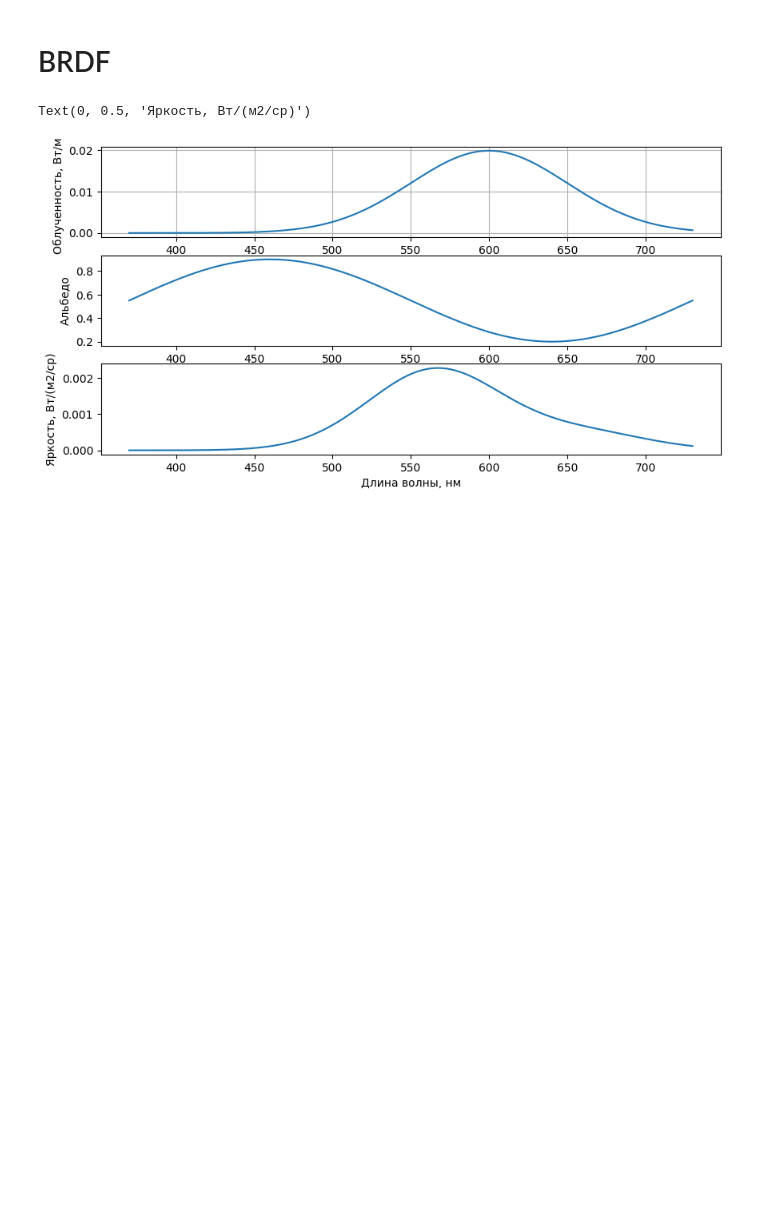
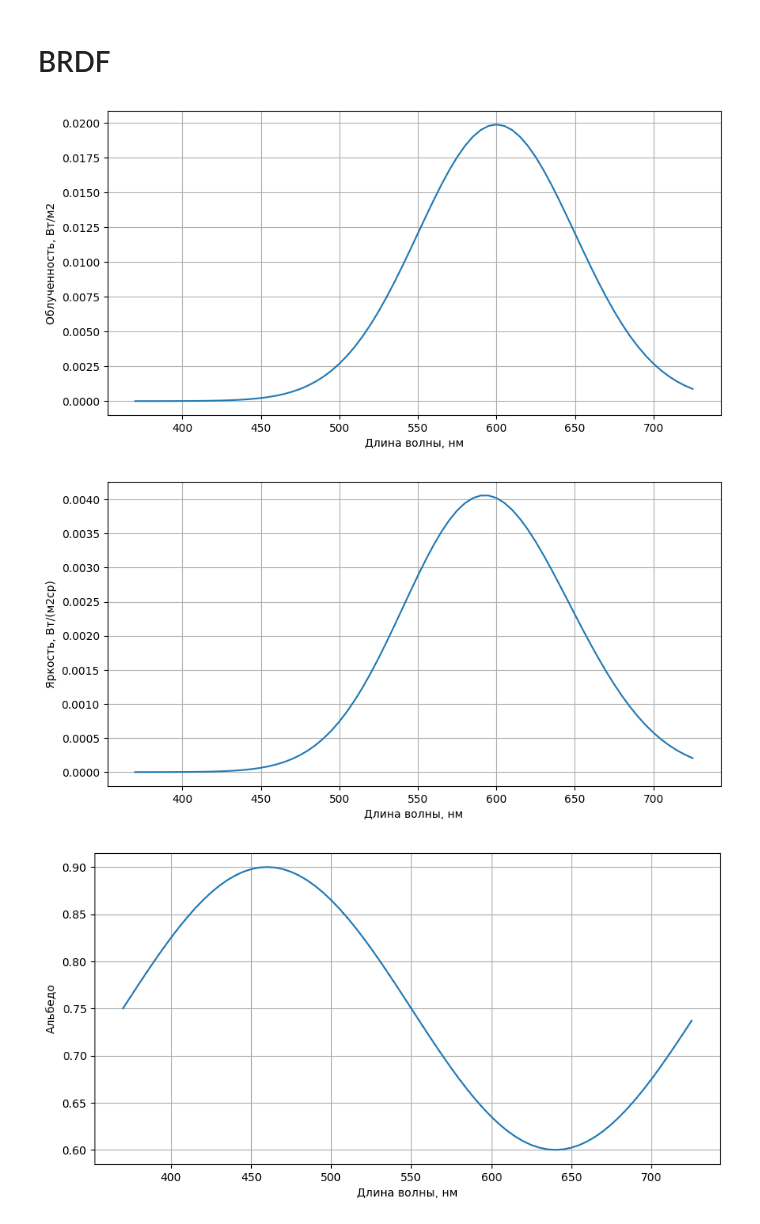
Before and after one commit to AlexOS12/mpo_cv_25, a Jupyter notebook: 1 BRDF/VC-1 (att5).ipynb, the cells around one changed output. Drawn from its saved outputs; the diff is of its cells as text; code cells hidden in the pictures; blank space fills up the shorter version.

```diff
--- a/1 BRDF/VC-1 (att5).ipynb
+++ b/1 BRDF/VC-1 (att5).ipynb
@@ -4,36 +4,50 @@
 import numpy as np
 from matplotlib import pyplot as plt
 # %%
-wave_lens = np.linspace(370, 730, (730 - 370))
+wave_lens = np.arange(370, 730, 5)
 # %%
 phi = np.exp(-((wave_lens - 600) ** 2) / (2 * 50 ** 2))
 # %%
 r = 2
 Ei = phi / (4 * np.pi * r ** 2)
-c = 0.55 + 0.35 * np.sin(2 * np.pi * (wave_lens - 370) / (730 - 370))
+# альбедо условно соотвествует обычной белой бумаге
+c = 0.75 + 0.15 * np.sin(2 * np.pi * (wave_lens - 370) / (730 - 370))
 # %%
 brdf = c / np.pi
 # %%
 lo = brdf * Ei
+# %%
+# Функция для построения графика
+def draw_plot(dataX, dataY,  xlabel, ylabel):
+    plt.figure(figsize=(10, 5))
+    plt.plot(dataX, dataY)
+    plt.xlabel(xlabel)
+    plt.ylabel(ylabel)
+    plt.grid()
 # %%
-plt.figure(figsize=(10, 5))
-plt.subplot(3, 1, 1)
-plt.plot(wave_lens, Ei)
-plt.xlabel("Длина волны, нм")
-plt.ylabel("Облученность, Вт/м2")
-plt.grid()
+# plt.figure(figsize=(20, 20))
+# plt.subplot(3, 1, 1)
+# plt.plot(wave_lens, Ei)
+# plt.xlabel("Длина волны, нм")
+# plt.ylabel("Облученность, Вт/м2")
+# plt.grid()
 
-plt.subplot(3, 1, 2)
-plt.plot(wave_lens, c)
-plt.xlabel("Длина волны, нм")
-plt.ylabel("Альбедо")
-plt.grid()
+# plt.subplot(3, 1, 2)
+# plt.plot(wave_lens, c)
+# plt.xlabel("Длина волны, нм")
+# plt.ylabel("Альбедо")
+# plt.grid()
 
-plt.subplot(3, 1, 3)
-plt.plot(wave_lens, lo)
-plt.xlabel("Длина волны, нм")
-plt.ylabel("Яркость, Вт/(м2/ср)")
-plt.grid()
+# plt.subplot(3, 1, 3)
+# plt.plot(wave_lens, lo)
+# plt.xlabel("Длина волны, нм")
+# plt.ylabel("Яркость, Вт/(м2/ср)")
+# plt.grid()
+
+draw_plot(wave_lens, Ei, "Длина волны, нм", "Облученность, Вт/м2")
+draw_plot(wave_lens, lo, "Длина волны, нм", "Яркость, Вт/(м2ср)")
+draw_plot(wave_lens, c,  "Длина волны, нм", "Альбедо")
 # %% [output]
-Text(0, 0.5, 'Яркость, Вт/(м2/ср)')
-[figure, old version]
+[figure, new version]
+[figure, added]
+[figure, added]
```
